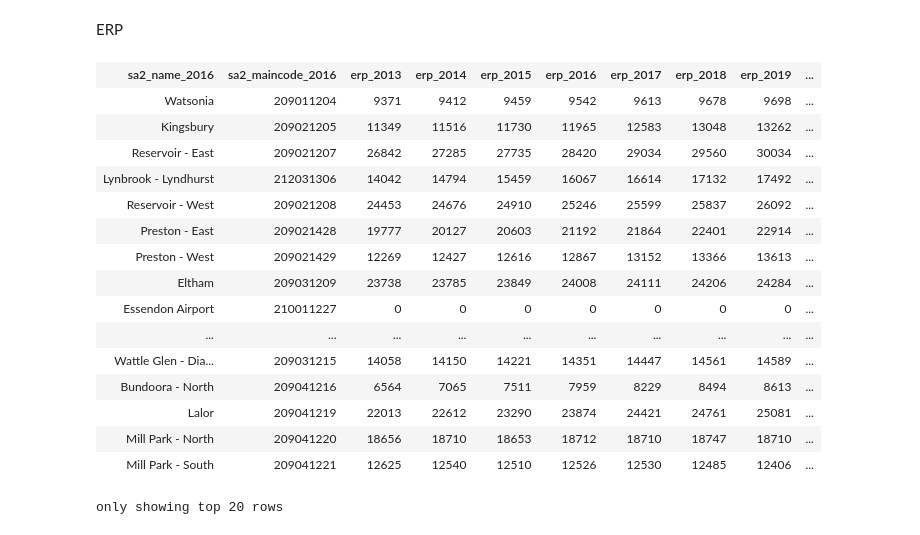
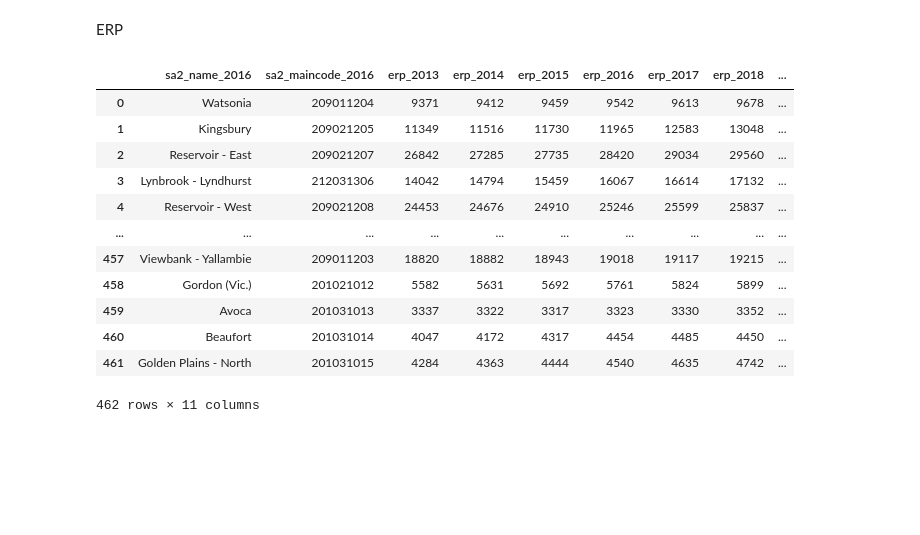
Before and after one commit to MAST30034-Applied-Data-Science/generic-real-estate-consulting-project-group-43, a Jupyter notebook: notebooks/External/external_preprocess.ipynb, the cells around one changed output. Drawn from its saved outputs; the diff is of its cells as text; code cells hidden in the pictures; blank space fills up the shorter version.

```diff
--- a/notebooks/External/external_preprocess.ipynb
+++ b/notebooks/External/external_preprocess.ipynb
@@ -519,32 +519,29 @@ ERP
 # %%
 from pyspark.sql import SparkSession
 
 spark = (
     SparkSession.builder.appName("MAST30034 project 2")
     .config("spark.sql.repl.eagerEval.enabled", True)
     .config("spark.sql.parquet.cacheMetadata", "true")
     .getOrCreate()
 )
 
 erp = spark.read.csv('../../data/curated/erp_vic.csv', header= True)
+erp = erp.toPandas()
 erp
 # %% [output]
-| sa2_name_2016 | sa2_maincode_2016 | erp_2013 | erp_2014 | erp_2015 | erp_2016 | erp_2017 | erp_2018 | erp_2019 | ... |
-| Watsonia | 209011204 | 9371 | 9412 | 9459 | 9542 | 9613 | 9678 | 9698 | ... |
-| Kingsbury | 209021205 | 11349 | 11516 | 11730 | 11965 | 12583 | 13048 | 13262 | ... |
-| Reservoir - East | 209021207 | 26842 | 27285 | 27735 | 28420 | 29034 | 29560 | 30034 | ... |
-| Lynbrook - Lyndhurst | 212031306 | 14042 | 14794 | 15459 | 16067 | 16614 | 17132 | 17492 | ... |
-| Reservoir - West | 209021208 | 24453 | 24676 | 24910 | 25246 | 25599 | 25837 | 26092 | ... |
-| Preston - East | 209021428 | 19777 | 20127 | 20603 | 21192 | 21864 | 22401 | 22914 | ... |
-| Preston - West | 209021429 | 12269 | 12427 | 12616 | 12867 | 13152 | 13366 | 13613 | ... |
-| Eltham | 209031209 | 23738 | 23785 | 23849 | 24008 | 24111 | 24206 | 24284 | ... |
-| Essendon Airport | 210011227 | 0 | 0 | 0 | 0 | 0 | 0 | 0 | ... |
+|  | sa2_name_2016 | sa2_maincode_2016 | erp_2013 | erp_2014 | erp_2015 | erp_2016 | erp_2017 | erp_2018 | ... |
+| 0 | Watsonia | 209011204 | 9371 | 9412 | 9459 | 9542 | 9613 | 9678 | ... |
+| 1 | Kingsbury | 209021205 | 11349 | 11516 | 11730 | 11965 | 12583 | 13048 | ... |
+| 2 | Reservoir - East | 209021207 | 26842 | 27285 | 27735 | 28420 | 29034 | 29560 | ... |
+| 3 | Lynbrook - Lyndhurst | 212031306 | 14042 | 14794 | 15459 | 16067 | 16614 | 17132 | ... |
+| 4 | Reservoir - West | 209021208 | 24453 | 24676 | 24910 | 25246 | 25599 | 25837 | ... |
 | ... | ... | ... | ... | ... | ... | ... | ... | ... | ... |
-| Wattle Glen - Dia... | 209031215 | 14058 | 14150 | 14221 | 14351 | 14447 | 14561 | 14589 | ... |
-| Bundoora - North | 209041216 | 6564 | 7065 | 7511 | 7959 | 8229 | 8494 | 8613 | ... |
-| Lalor | 209041219 | 22013 | 22612 | 23290 | 23874 | 24421 | 24761 | 25081 | ... |
-| Mill Park - North | 209041220 | 18656 | 18710 | 18653 | 18712 | 18710 | 18747 | 18710 | ... |
-| Mill Park - South | 209041221 | 12625 | 12540 | 12510 | 12526 | 12530 | 12485 | 12406 | ... |
+| 457 | Viewbank - Yallambie | 209011203 | 18820 | 18882 | 18943 | 19018 | 19117 | 19215 | ... |
+| 458 | Gordon (Vic.) | 201021012 | 5582 | 5631 | 5692 | 5761 | 5824 | 5899 | ... |
+| 459 | Avoca | 201031013 | 3337 | 3322 | 3317 | 3323 | 3330 | 3352 | ... |
+| 460 | Beaufort | 201031014 | 4047 | 4172 | 4317 | 4454 | 4485 | 4450 | ... |
+| 461 | Golden Plains - North | 201031015 | 4284 | 4363 | 4444 | 4540 | 4635 | 4742 | ... |
-only showing top 20 rows
+462 rows × 11 columns
 # %%
 
```
Also changed, not shown: parts of 2 cells of this notebook, 3 other files.
